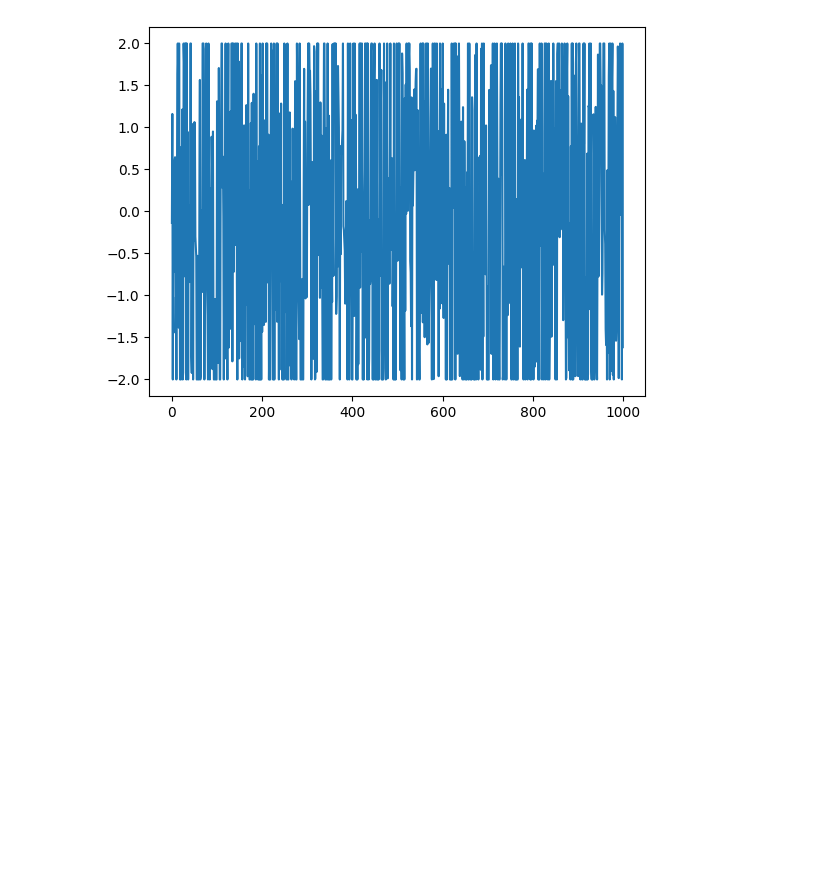
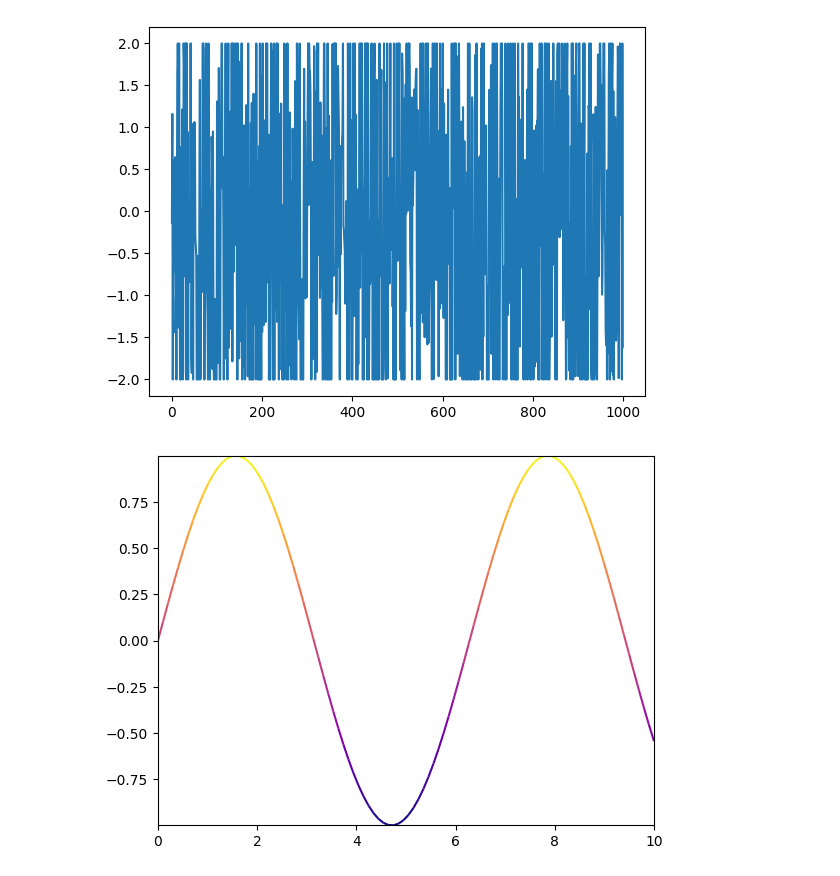
Before and after one commit to University-of-Silesia-Ion-Channel/Jonus, a Jupyter notebook: miscellaneous/tests.ipynb, the cells around one changed output. Drawn from its saved outputs; the diff is of its cells as text; code cells hidden in the pictures; blank space fills up the shorter version.

Commit message:
added better visualization

```diff
--- a/miscellaneous/tests.ipynb
+++ b/miscellaneous/tests.ipynb
@@ -130,3 +130,34 @@ plt.plot(clipped_data)
 # %% [output]
 [<matplotlib.lines.Line2D at 0x...>]
 [figure]
+# %%
+import numpy as np
+import matplotlib.pyplot as plt
+from matplotlib.collections import LineCollection
+
+# Sample data
+x = np.linspace(0, 10, 100)
+y = np.sin(x)
+colors = y  # Color by y-values
+
+# Create segments
+points = np.array([x, y]).T.reshape(-1, 1, 2)
+segments = np.concatenate([points[:-1], points[1:]], axis=1)
+
+# Create LineCollection
+lc = LineCollection(segments, cmap='plasma', norm=plt.Normalize(colors.min(), colors.max()))
+lc.set_array(colors)
+
+# Plot
+fig, ax = plt.subplots()
+ax.add_collection(lc)
+ax.set_xlim(x.min(), x.max())
+ax.set_ylim(y.min(), y.max())
+
+# Add colorbar
+
+# plt.colorbar(lc, ax=ax, label="Value")
+
+plt.show()
+# %% [output]
+[figure, added]
```
Also changed, not shown: parts of 1 cell of this notebook, 1 other file.
